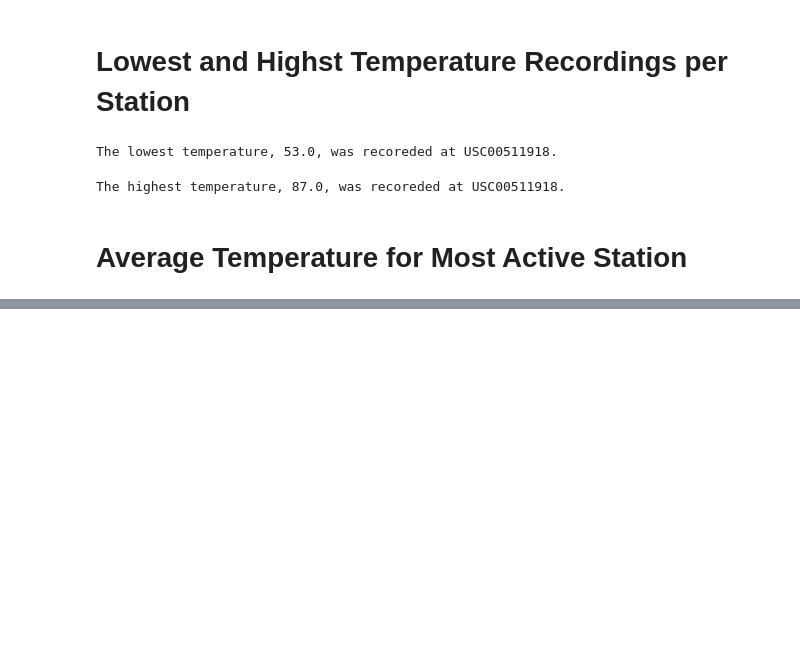
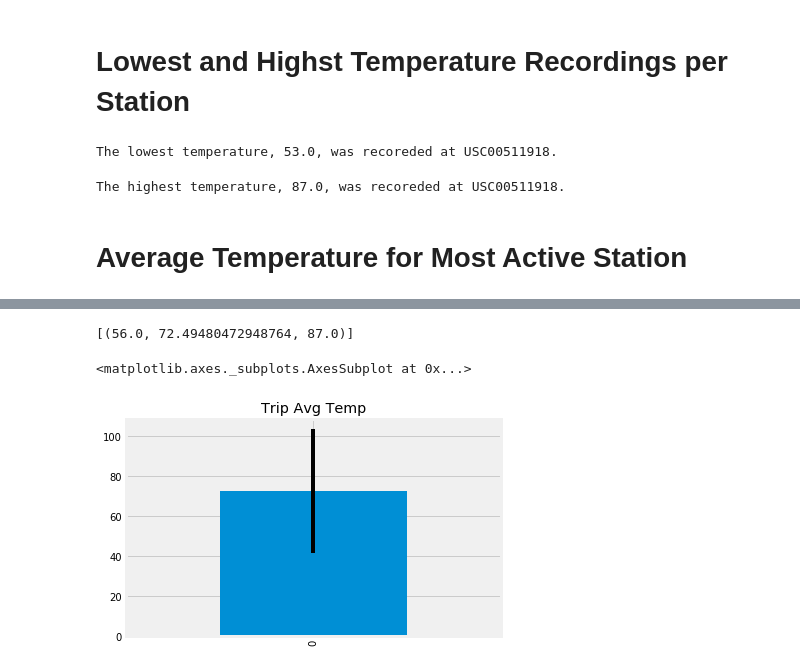
Before and after one commit to oimartin/HW_NU_DataScience_Bootcamp, a Jupyter notebook: 10_Adv_Data_Storage_and_Retrieval_HW/climate_starter.ipynb, the cells around one changed output, grey strips where cells are left out. Saved outputs shown, nothing was run; the diff lists cells and outputs as text; code cells hidden in the pictures; blank space fills up the shorter version.

```diff
--- a/10_Adv_Data_Storage_and_Retrieval_HW/climate_starter.ipynb
+++ b/10_Adv_Data_Storage_and_Retrieval_HW/climate_starter.ipynb
@@ -322,9 +412,31 @@ print(calc_temps('2012-02-28', '2012-03-05'))
 # %%
 # Use your previous function `calc_temps` to calculate the tmin, tavg, and tmax
 # for your trip using the previous year's data for those same dates.
+
+# Previous year dates used: 2010-01-01 to 2011-01-01
+temp_2010_2011 = calc_temps('2010-01-01','2011-01-01')
+print(calc_temps('2010-01-01','2011-01-01'))
+# %% [output]
+[(56.0, 72.49480472948764, 87.0)]
 # %%
 # Plot the results from your previous query as a bar chart.
 # Use "Trip Avg Temp" as your Title
 # Use the average temperature for the y value
 # Use the peak-to-peak (tmax-tmin) value as the y error bar (yerr)
+
+# Make calc temp result into pd DataFrame
+calc_temp_2010_2011 = pd.DataFrame(temp_2010_2011[:],
+                                  columns=['Min Temp',
+                                           'Avg Temp',
+                                           'Max Temp'])
+
+
+# Plot calc_temp_2010_2011 as bar chart
+min_temp = calc_temp_2010_2011['Min Temp'][0]
+max_temp = calc_temp_2010_2011['Max Temp'][0]
+calc_temp_2010_2011['Avg Temp'].plot(kind='bar', title="Trip Avg Temp",
+                                    yerr=max_temp-min_temp)
+# %% [output]
+<matplotlib.axes._subplots.AxesSubplot at 0x...>
+[figure, added]
 # %%
```
Also changed, not shown: parts of 20 cells of this notebook.
